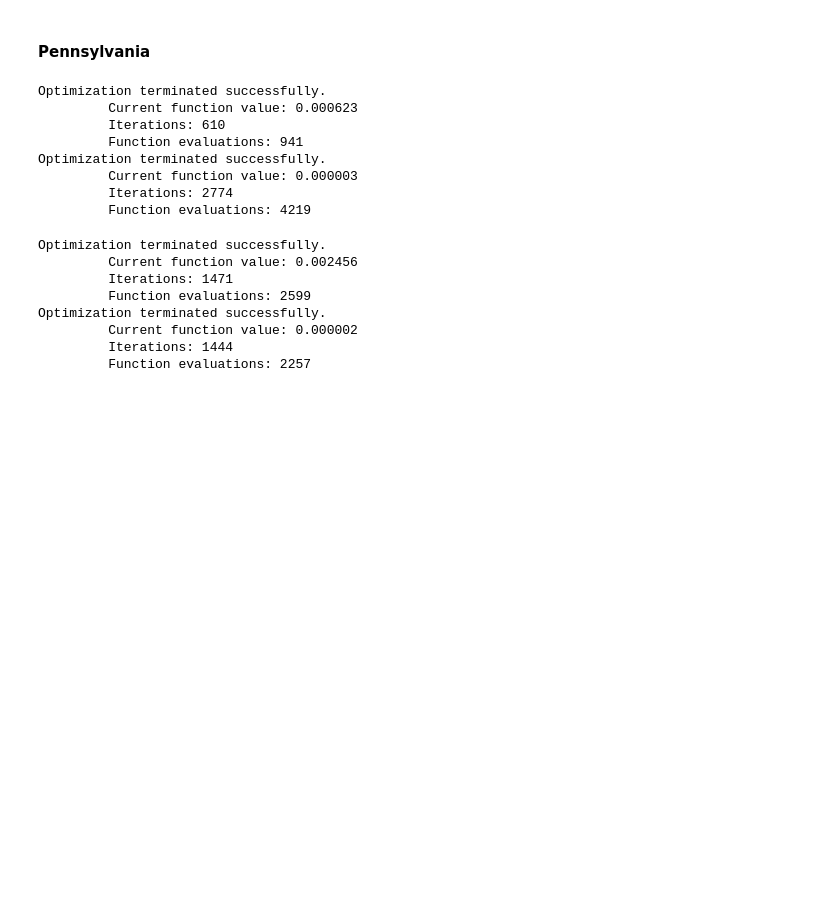
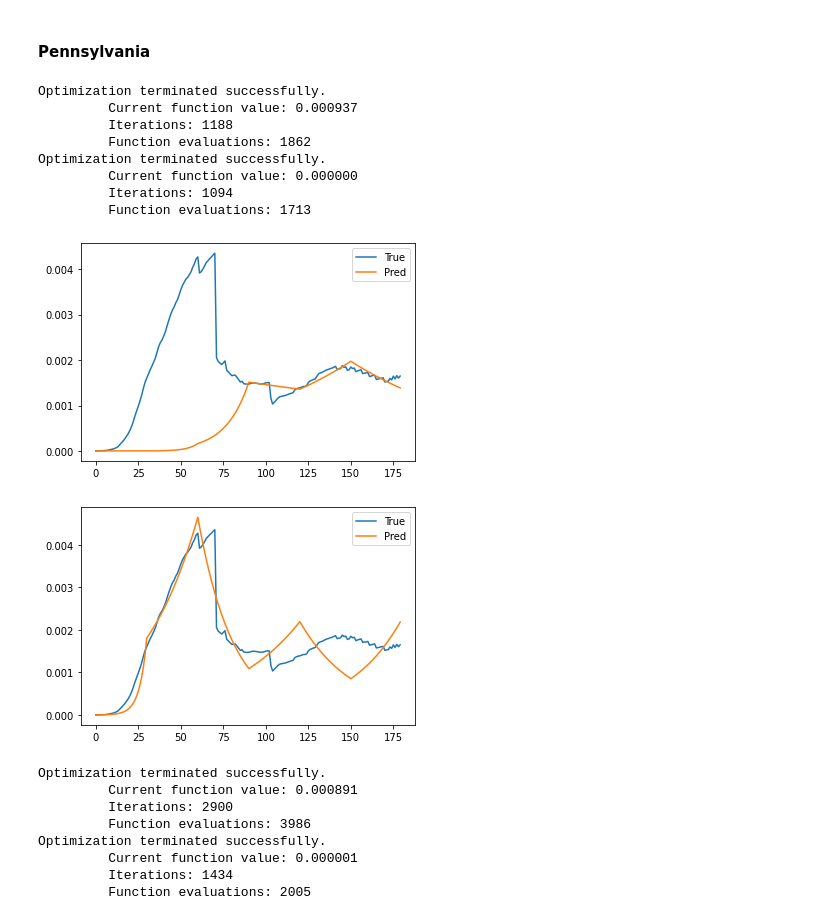
Before and after one commit to cywujeremy/dabp-pandemic-simulation, a Jupyter notebook: nbs/SIR_param_estimation.ipynb, the cells around one changed output. Drawn from its saved outputs; the diff is of its cells as text; code cells hidden in the pictures; blank space fills up the shorter version.

```diff
--- a/nbs/SIR_param_estimation.ipynb
+++ b/nbs/SIR_param_estimation.ipynb
@@ -726,32 +726,38 @@ est_param0 = np.concatenate((np.random.normal(1, 1, size=(time_period[0]//30,)),
 optimzer_mae_pa0 = optimize.minimize(loss_func,
                                      est_param0,
                                      args=(PA_data[:time_period[0]], time_period[0], mean_absolute_error, "PA"),
-                                     method='Nelder-Mead', options={'maxiter':5000, 'disp':True})
+                                     method='Nelder-Mead',
+                                     tol=1e-7,
+                                     options={'maxiter':5000, 'disp':True})
 optimzer_mse_pa0 = optimize.minimize(loss_func,
                                      est_param0,
                                      args=(PA_data[:time_period[0]], time_period[0], mean_squared_error, "PA"),
+                                     tol=1e-7,
                                      method='Nelder-Mead', options={'maxiter':5000, 'disp':True})
-
-est_param_mae_pa0 = np.abs(optimzer_mae_pa0.x)
-est_r0_mae_pa0 = est_param_mae_pa0[:-1]
-est_gamma = est_param_mae_pa0[-1]
-S_pa0_mae, I_pa0_mae, R_pa0_mae = loss_func(est_param_mae_pa0, PA_data[:time_period[0]], time_period[0],
-                             mean_absolute_error, 'PA', False, True)
-
-est_param_mse_pa0 = np.abs(optimzer_mse_pa0.x)
-est_r0_mse_pa0 = est_param_mse_pa0[:-1]
-est_gamma = est_param_mse_pa0[-1]
-S_pa0_mse, I_pa0_mse, R_pa0_mse = loss_func(est_param_mse_pa0, PA_data[:time_period[0]], time_period[0],
-                             mean_squared_error, 'PA', False, True)
 # %% [output]
 Optimization terminated successfully.
-         Current function value: 0.000623
-         Iterations: 610
-         Function evaluations: 941
+         Current function value: 0.000937
+         Iterations: 1188
+         Function evaluations: 1862
 Optimization terminated successfully.
-         Current function value: 0.000003
-         Iterations: 2774
-         Function evaluations: 4219
+         Current function value: 0.000000
+         Iterations: 1094
+         Function evaluations: 1713
+# %%
+est_param_mae_pa0 = np.abs(optimzer_mae_pa0.x)
+est_r0_mae_pa0 = est_param_mae_pa0[:-1]
+est_gamma = est_param_mae_pa0[-1]
+S_pa0_mae, I_pa0_mae, R_pa0_mae = loss_func(est_param_mae_pa0, PA_data[:time_period[0]], time_period[0],
+                             mean_absolute_error, 'PA', True, True)
+
+est_param_mse_pa0 = np.abs(optimzer_mse_pa0.x)
+est_r0_mse_pa0 = est_param_mse_pa0[:-1]
+est_gamma = est_param_mse_pa0[-1]
+S_pa0_mse, I_pa0_mse, R_pa0_mse = loss_func(est_param_mse_pa0, PA_data[:time_period[0]], time_period[0],
+                             mean_squared_error, 'PA', True, True)
+# %% [output]
+[figure, added]
+[figure, added]
 # %%
 # PA Period 1
 est_param1 = np.concatenate((np.random.normal(1, 1, size=(time_period[1]//30,)), np.random.normal(0.05, 0.05, size=(1,))))
@@ -759,33 +765,21 @@ optimzer_mae_pa1 = optimize.minimize(loss_func,
                                      est_param1,
                                      args=(PA_data[time_period[0]:time_period[0] + time_period[1]], time_period[1], mean_absolute_error, "PA"),
                                      method='Nelder-Mead',
-                                     tol=1e-10,
+                                     tol=1e-3,
                                      options={'maxiter':5000, 'disp':True})
 
 optimzer_mse_pa1 = optimize.minimize(loss_func,
                                      est_param1,
                                      args=(PA_data[time_period[0]:time_period[0] + time_period[1]], time_period[1], mean_squared_error, "PA"),
                                      method='Nelder-Mead',
-                                     tol=1e-10,
+                                     tol=1e-3,
                                      options={'maxiter':5000, 'disp':True})
-
-est_param_mae_pa1 = np.abs(optimzer_mae_pa1.x)
-est_r0_mae_pa1 = est_param_mae_pa1[:-1]
-est_gamma = est_param_mae_pa1[-1]
-S_pa1_mae, I_pa1_mae, R_pa1_mae = loss_func(est_param_mae_pa1, PA_data[time_period[0]:time_period[0] + time_period[1]], time_period[1],
-                             mean_absolute_error, 'PA', False, True)
-
-est_param_mse_pa1 = np.abs(optimzer_mse_pa1.x)
-est_r0_mse_pa1 = est_param_mse_pa1[:-1]
-est_gamma = est_param_mse_pa1[-1]
-S_pa1_mse, I_pa1_mse, R_pa1_mse = loss_func(est_param_mse_pa1, PA_data[time_period[0]:time_period[0] + time_period[1]], time_period[1],
-                             mean_squared_error, 'PA', False, True)
 # %% [output]
 Optimization terminated successfully.
-         Current function value: 0.002456
-         Iterations: 1471
-         Function evaluations: 2599
+         Current function value: 0.000891
+         Iterations: 2900
+         Function evaluations: 3986
 Optimization terminated successfully.
-         Current function value: 0.000002
-         Iterations: 1444
-         Function evaluations: 2257
+         Current function value: 0.000001
+         Iterations: 1434
+         Function evaluations: 2005
```
Also changed, not shown: parts of 9 cells of this notebook.
